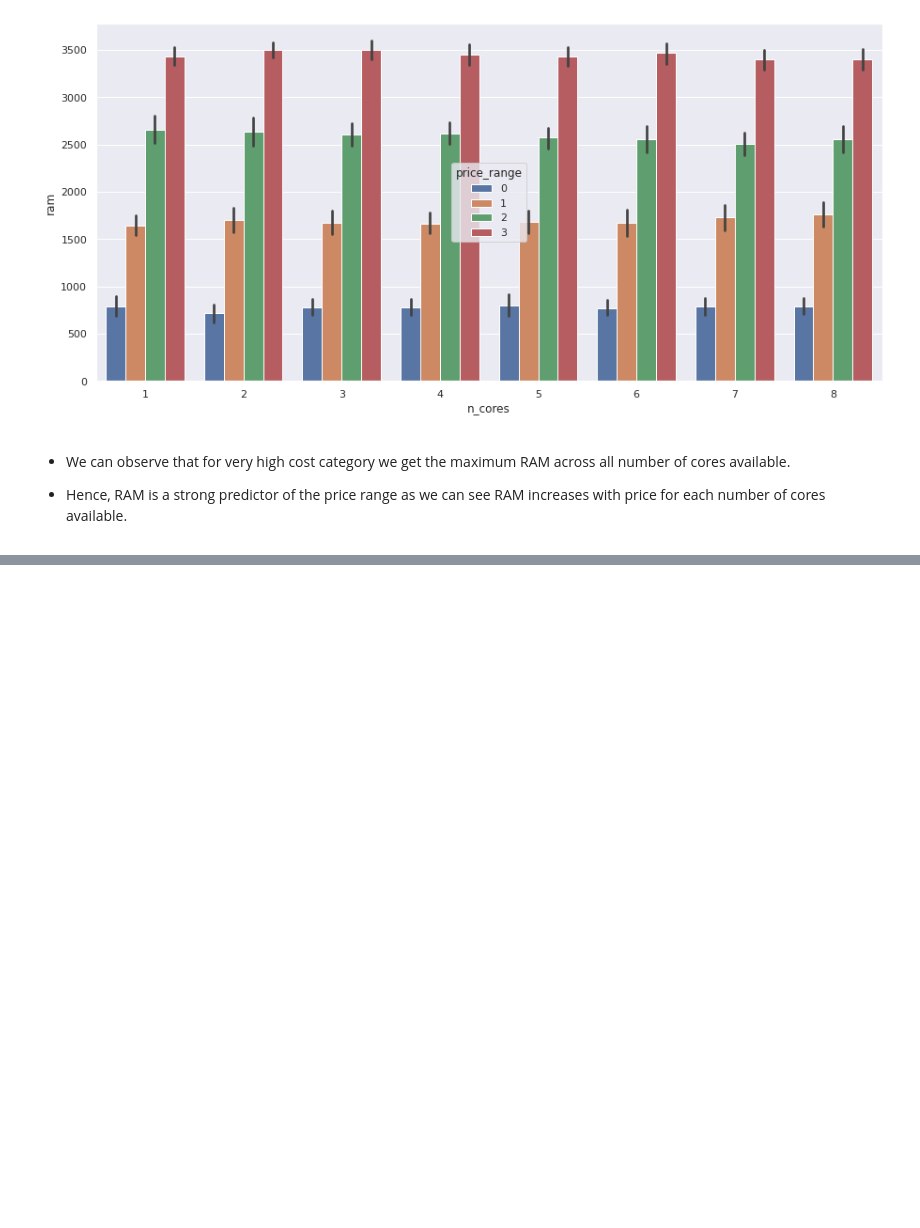
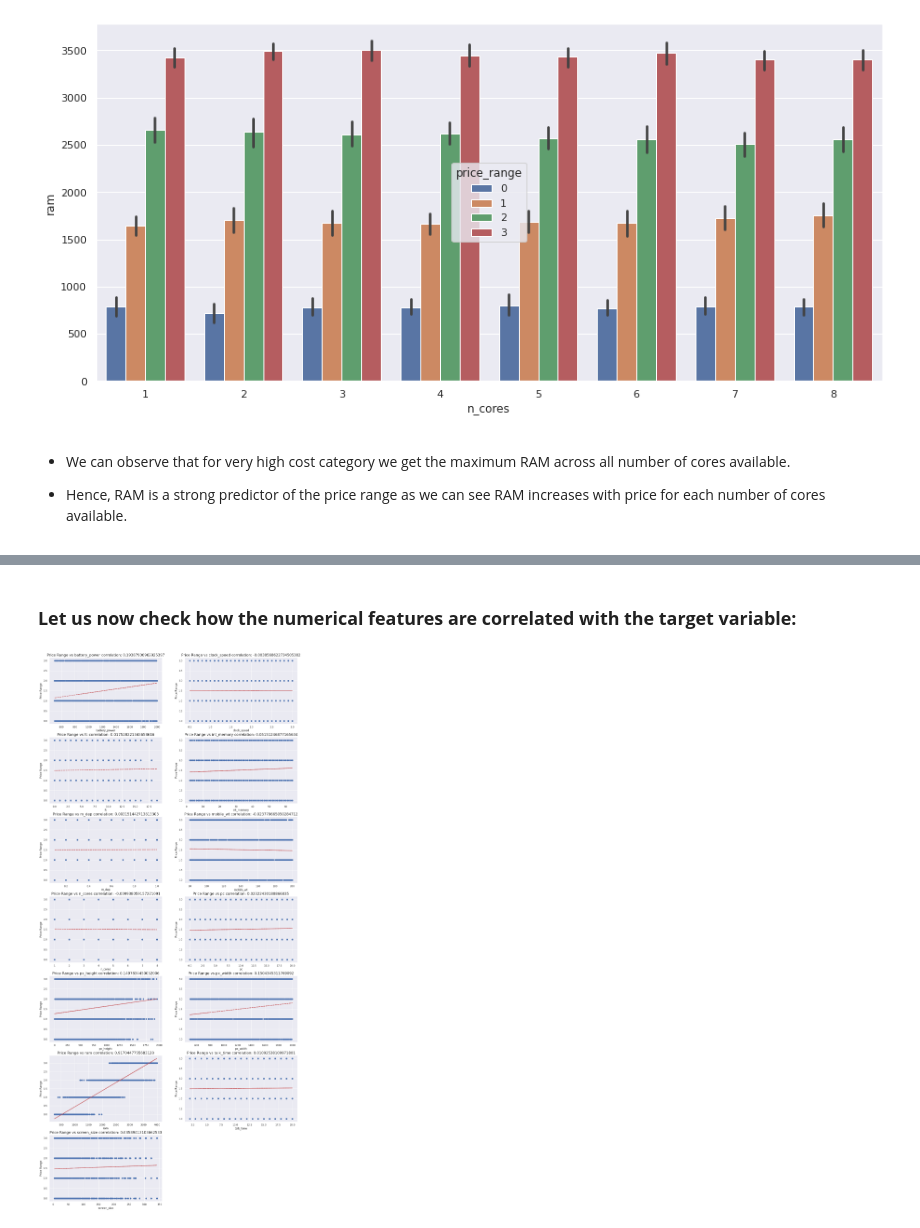
Before and after one commit to Rudrajit12/Mobile-Price-Range-Prediction, a Jupyter notebook: Mobile_Price_Range_Prediction_Capstone_Project.ipynb, the cells around one changed output, grey strips where cells are left out. Drawn from its saved outputs; the diff is of its cells as text; code cells hidden in the pictures; blank space fills up the shorter version.

```diff
--- a/Mobile_Price_Range_Prediction_Capstone_Project.ipynb
+++ b/Mobile_Price_Range_Prediction_Capstone_Project.ipynb
@@ -507,0 +549,21 @@ plt.show()
+# %% [markdown]
+### **Let us now check how the numerical features are correlated with the target variable:**
+# %%
+# relation of numerical features with the target variable
+count = 1
+plt.subplots(figsize=(20,45))
+for feature in num_features:
+  plt.subplot(7,2,count)
+  var = phone_df[feature]
+  label = phone_df['price_range']
+  correlation = var.corr(label)
+  plt.scatter(x = var, y = label)
+  plt.xlabel(feature)
+  plt.ylabel('Price Range')
+  plt.title(f"Price Range vs {feature} correlation: {correlation}", fontsize=16)
+  z = np.polyfit(var, label, 1)
+  y_hat = np.poly1d(z)(phone_df[feature])
+  plt.plot(phone_df[feature], y_hat, "r--", lw=2)
+  count += 1
+# %% [output]
+[figure, added]
```
Also changed, not shown: parts of 28 cells of this notebook.
